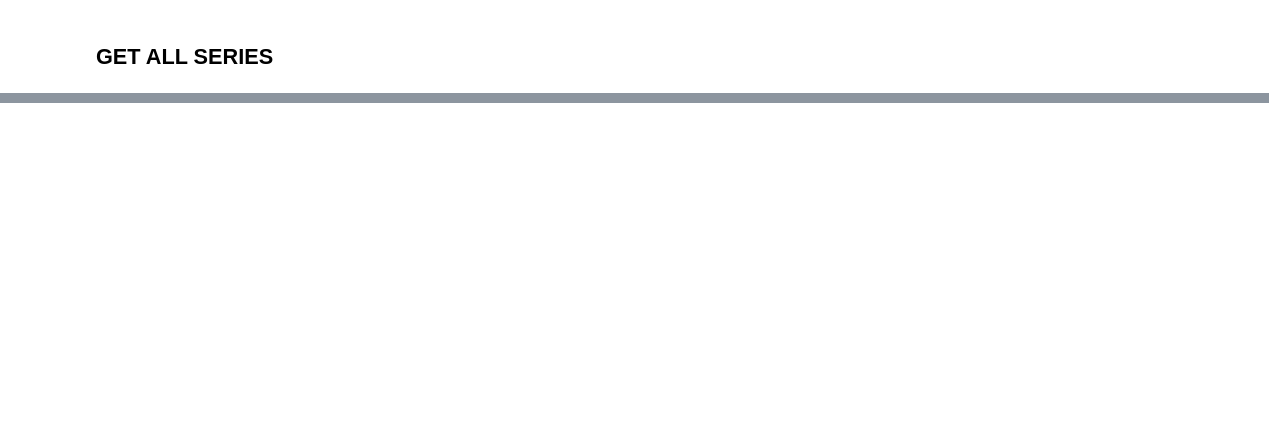
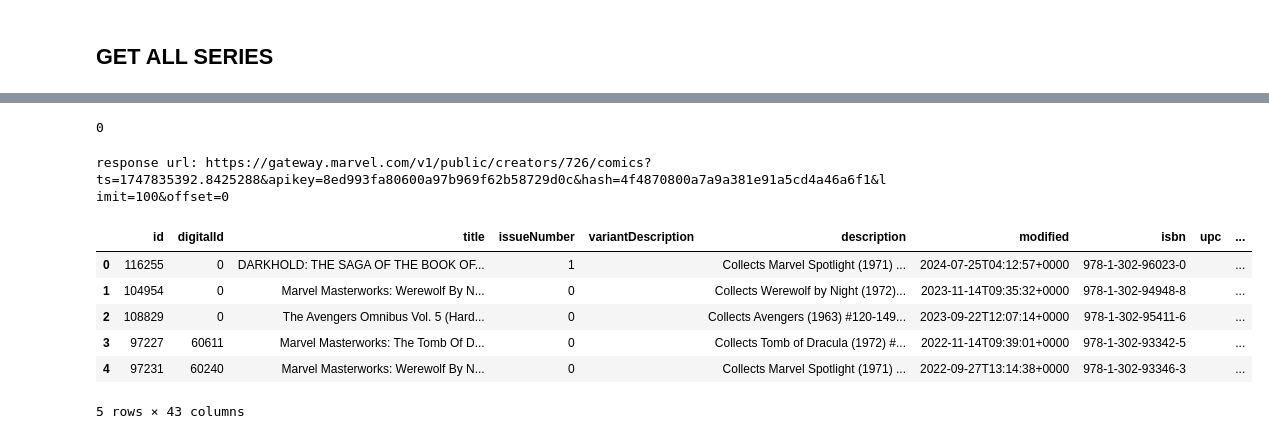
Before and after one commit to thamyrissacamoto/MarvelAPI, a Jupyter notebook: ProjetoFinal.ipynb, the cells around one changed output, grey strips where cells are left out. Drawn from its saved outputs; the diff is of its cells as text; code cells hidden in the pictures; blank space fills up the shorter version.

Commit message:
Extração de Comics por ID de creator

```diff
--- a/ProjetoFinal.ipynb
+++ b/ProjetoFinal.ipynb
@@ -303,0 +323,26 @@ todos_series.to_csv("TodosSeries.csv")
+# %%
+def get_all_data_specific(url, id, specific_path):
+  '''
+  url: link de requisição da API
+  return: retorna todos os dados da API inserida
+  '''
+
+  partial_data, total_amount = get_data_and_total(f"{url}/{id}/{specific_path}", public_key, private_key, 100, 0)
+  #Cria df de todos os dados com colunas
+  all_data = pd.DataFrame(columns=partial_data.columns)
+
+  step = 100
+  total_steps = (total_amount + step - 1) // step
+
+  offset_get_all = 0
+
+
+  for offset in tqdm(range(0, total_steps * step, step), desc="Baixando dados da Marvel"):
+
+    try:
+      batch_data = get_data(f"{url}/{id}/{specific_path}", public_key, private_key, step, offset)
+      all_data = pd.concat([all_data, batch_data], ignore_index=True)
+    except KeyError:
+      pass
+
+  return all_data
@@ -303,0 +447,8 @@ todos_series.to_csv("TodosSeries.csv")
+# %%
+specific_story = "https://gateway.marvel.com/v1/public/creators"
+#df = get_stories(specific_story, 1680, public_key, private_key, 100, 0)
+# %%
+df = pd.DataFrame()
+len(df)
+# %% [output]
+0
@@ -303,0 +457,4 @@ todos_series.to_csv("TodosSeries.csv")
+# %%
+partial_data, total_amount = get_data_and_total_specific(specific_story, public_key, private_key, 100, 0, id, "comics")
+# %% [output]
+response url: https://gateway.marvel.com/v1/public/creators/726/comics?ts=1747835392.8425288&apikey=8ed993fa80600a97b969f62b58729d0c&hash=4f4870800a7a9a381e91a5cd4a46a6f1&limit=100&offset=0
@@ -303,0 +484,12 @@ todos_series.to_csv("TodosSeries.csv")
+# %%
+df2= get_all_data_specific(specific_story, 14311, "comics")
+# %%
+df2.head()
+# %% [output]
+|  | id | digitalId | title | issueNumber | variantDescription | description | modified | isbn | upc | ... |
+| 0 | 116255 | 0 | DARKHOLD: THE SAGA OF THE BOOK OF... | 1 |  | Collects Marvel Spotlight (1971) ... | 2024-07-25T04:12:57+0000 | 978-1-302-96023-0 |  | ... |
+| 1 | 104954 | 0 | Marvel Masterworks: Werewolf By N... | 0 |  | Collects Werewolf by Night (1972)... | 2023-11-14T09:35:32+0000 | 978-1-302-94948-8 |  | ... |
+| 2 | 108829 | 0 | The Avengers Omnibus Vol. 5 (Hard... | 0 |  | Collects Avengers (1963) #120-149... | 2023-09-22T12:07:14+0000 | 978-1-302-95411-6 |  | ... |
+| 3 | 97227 | 60611 | Marvel Masterworks: The Tomb Of D... | 0 |  | Collects Tomb of Dracula (1972) #... | 2022-11-14T09:39:01+0000 | 978-1-302-93342-5 |  | ... |
+| 4 | 97231 | 60240 | Marvel Masterworks: Werewolf By N... | 0 |  | Collects Marvel Spotlight (1971) ... | 2022-09-27T13:14:38+0000 | 978-1-302-93346-3 |  | ... |
+5 rows × 43 columns
```
Also changed, not shown: parts of 15 cells of this notebook.
